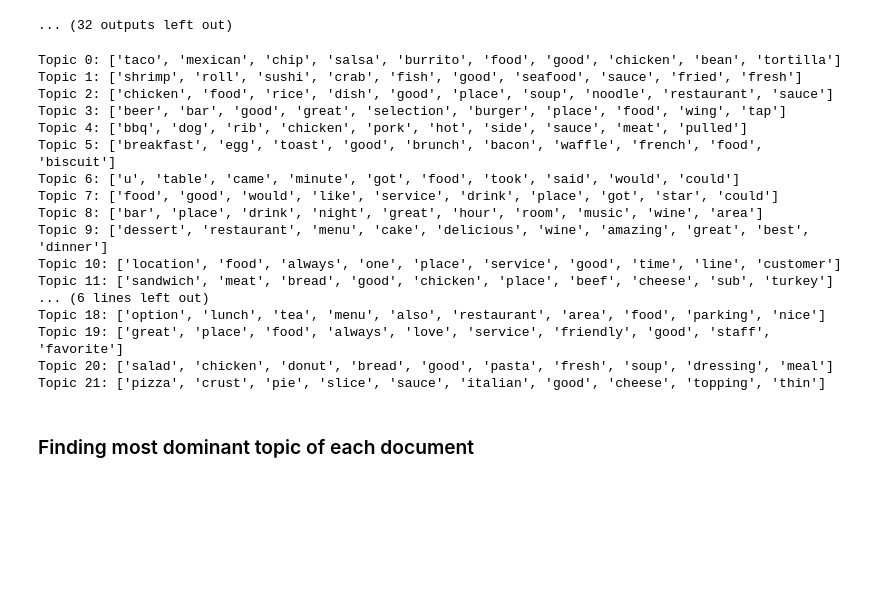
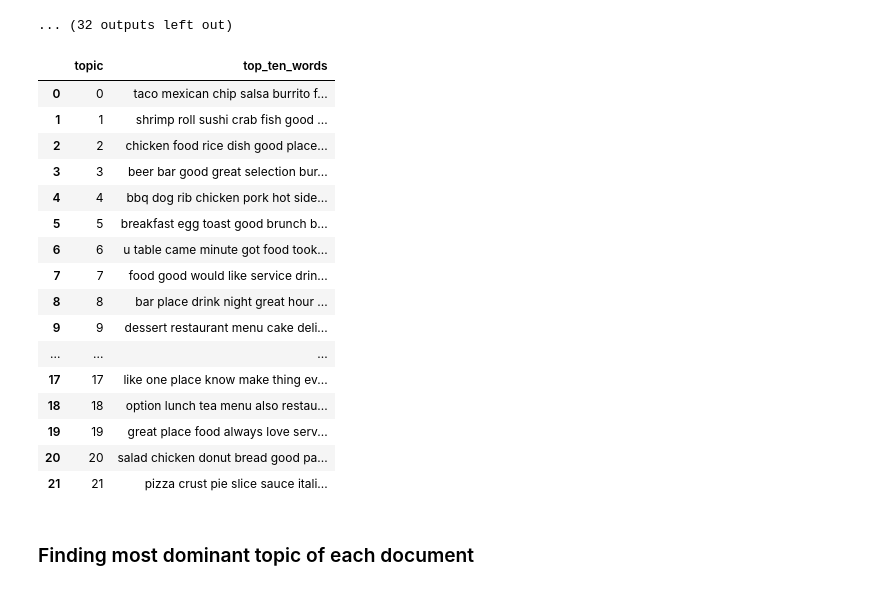
Before and after one commit to gadddy/Text-Mining-Learning-Applications, a Jupyter notebook: topic-modelling/yelp_lda.ipynb, the cells around one changed output. Cells and saved outputs as stored; diff of their text form; code cells hidden in the pictures; blank space fills up the shorter version.

```diff
--- a/topic-modelling/yelp_lda.ipynb
+++ b/topic-modelling/yelp_lda.ipynb
@@ -199,35 +199,43 @@ for i, topic in enumerate(topics):
 [figure]
 ... (32 outputs left out)
 # %%
-#row form
+import pandas as pd
+
 col1 = 'topic'
 col2 = 'top_ten_words'
 dct = {col1: [], col2: []}
 no_top_words = 10
 
 for topic_idx in range(my_lda.num_topics):
     top_words = [word for word, _ in my_lda.show_topic(topic_idx, topn=no_top_words)]
     dct[col1].append(str(topic_idx))
     dct[col2].append(" ".join(top_words))
-    print(f"Topic {topic_idx}: {top_words}")
+
+# Create a DataFrame from the dictionary
+df = pd.DataFrame(dct)
+# Set the maximum column width to None so that the entire content of 'top_ten_words' is displayed
+pd.set_option('display.max_colwidth', None)
+
+# Display the DataFrame
+df
 # %% [output]
-Topic 0: ['taco', 'mexican', 'chip', 'salsa', 'burrito', 'food', 'good', 'chicken', 'bean', 'tortilla']
-Topic 1: ['shrimp', 'roll', 'sushi', 'crab', 'fish', 'good', 'seafood', 'sauce', 'fried', 'fresh']
-Topic 2: ['chicken', 'food', 'rice', 'dish', 'good', 'place', 'soup', 'noodle', 'restaurant', 'sauce']
-Topic 3: ['beer', 'bar', 'good', 'great', 'selection', 'burger', 'place', 'food', 'wing', 'tap']
-Topic 4: ['bbq', 'dog', 'rib', 'chicken', 'pork', 'hot', 'side', 'sauce', 'meat', 'pulled']
-Topic 5: ['breakfast', 'egg', 'toast', 'good', 'brunch', 'bacon', 'waffle', 'french', 'food', 'biscuit']
-Topic 6: ['u', 'table', 'came', 'minute', 'got', 'food', 'took', 'said', 'would', 'could']
-Topic 7: ['food', 'good', 'would', 'like', 'service', 'drink', 'place', 'got', 'star', 'could']
-Topic 8: ['bar', 'place', 'drink', 'night', 'great', 'hour', 'room', 'music', 'wine', 'area']
-Topic 9: ['dessert', 'restaurant', 'menu', 'cake', 'delicious', 'wine', 'amazing', 'great', 'best', 'dinner']
-Topic 10: ['location', 'food', 'always', 'one', 'place', 'service', 'good', 'time', 'line', 'customer']
-Topic 11: ['sandwich', 'meat', 'bread', 'good', 'chicken', 'place', 'beef', 'cheese', 'sub', 'turkey']
-... (6 lines left out)
-Topic 18: ['option', 'lunch', 'tea', 'menu', 'also', 'restaurant', 'area', 'food', 'parking', 'nice']
-Topic 19: ['great', 'place', 'food', 'always', 'love', 'service', 'friendly', 'good', 'staff', 'favorite']
-Topic 20: ['salad', 'chicken', 'donut', 'bread', 'good', 'pasta', 'fresh', 'soup', 'dressing', 'meal']
-Topic 21: ['pizza', 'crust', 'pie', 'slice', 'sauce', 'italian', 'good', 'cheese', 'topping', 'thin']
+|  | topic | top_ten_words |
+| 0 | 0 | taco mexican chip salsa burrito f... |
+| 1 | 1 | shrimp roll sushi crab fish good ... |
+| 2 | 2 | chicken food rice dish good place... |
+| 3 | 3 | beer bar good great selection bur... |
+| 4 | 4 | bbq dog rib chicken pork hot side... |
+| 5 | 5 | breakfast egg toast good brunch b... |
+| 6 | 6 | u table came minute got food took... |
+| 7 | 7 | food good would like service drin... |
+| 8 | 8 | bar place drink night great hour ... |
+| 9 | 9 | dessert restaurant menu cake deli... |
+| ... | ... | ... |
+| 17 | 17 | like one place know make thing ev... |
+| 18 | 18 | option lunch tea menu also restau... |
+| 19 | 19 | great place food always love serv... |
+| 20 | 20 | salad chicken donut bread good pa... |
+| 21 | 21 | pizza crust pie slice sauce itali... |
 # %% [markdown]
 ### Finding most dominant topic of each document
 # %%
```
Also changed, not shown: parts of 8 cells of this notebook.
